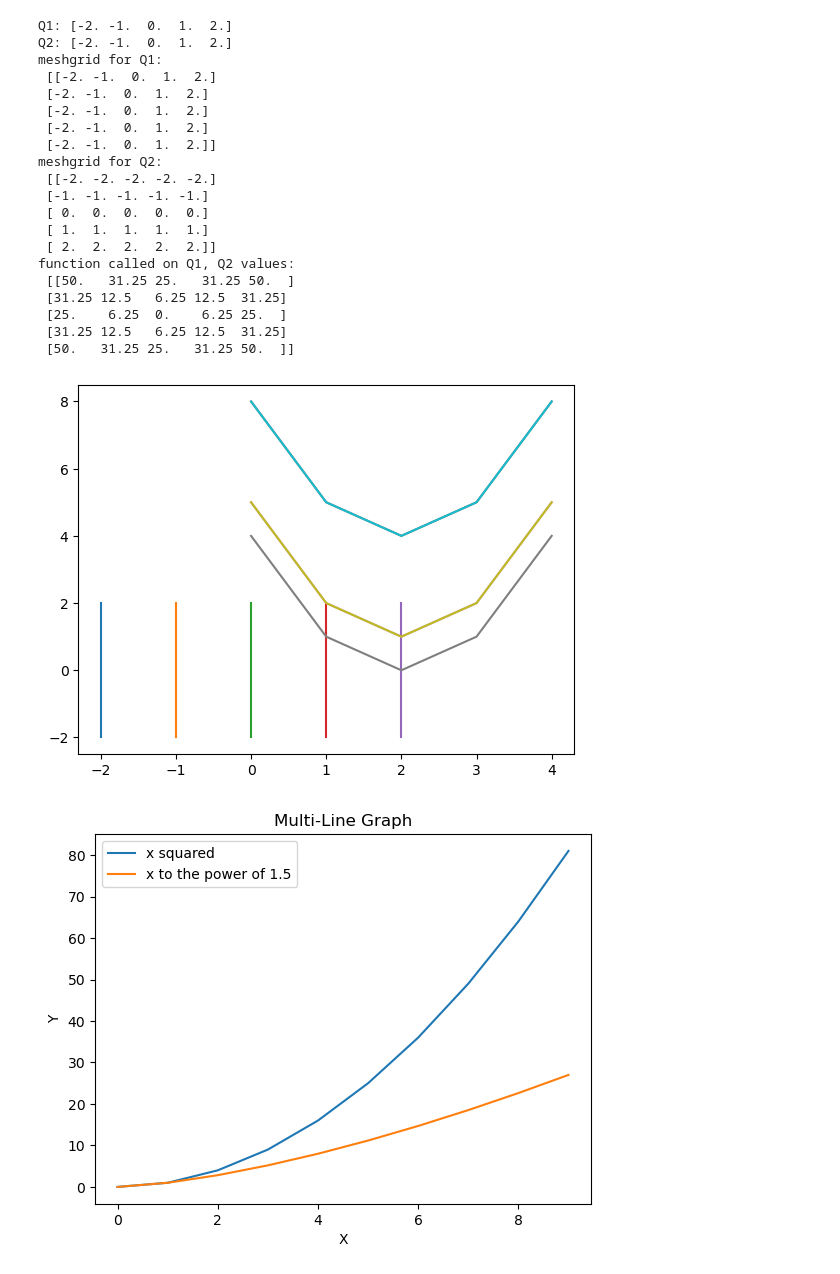
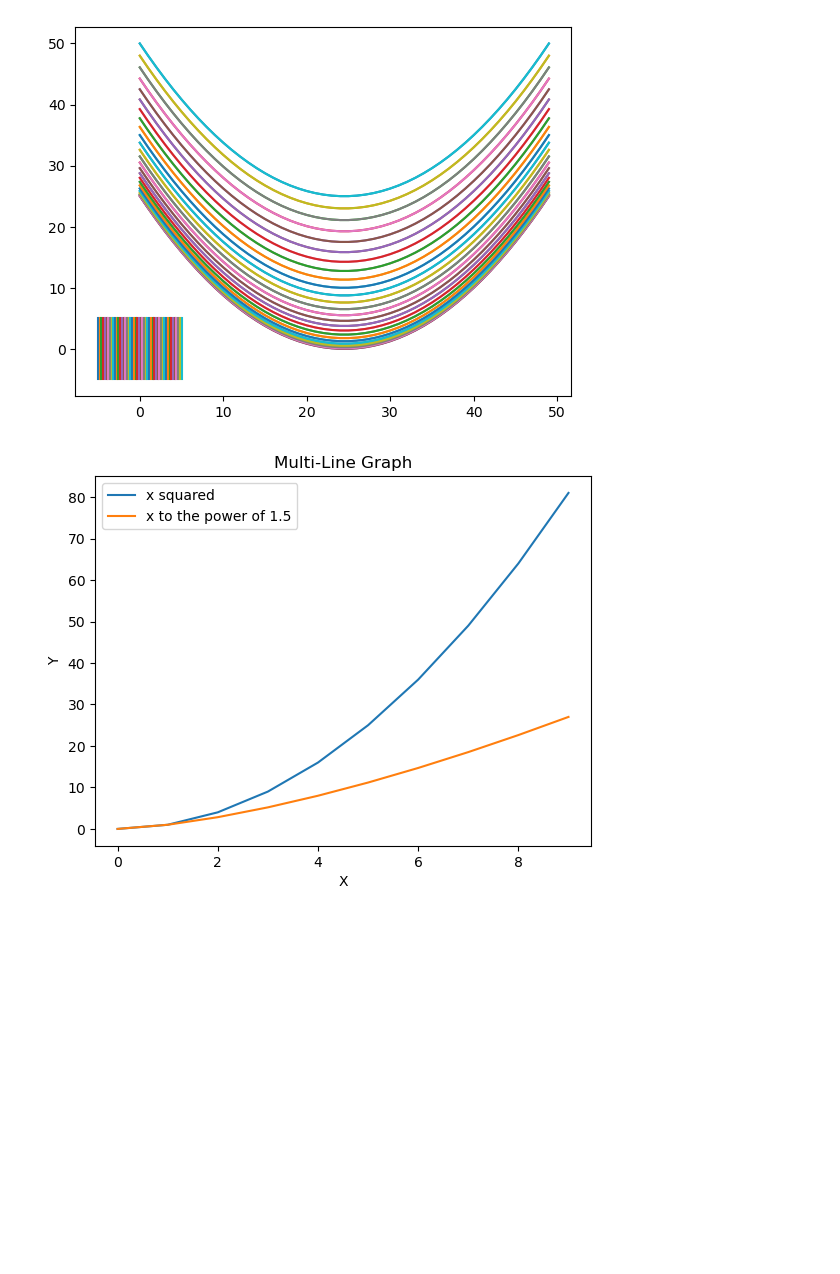
Before and after one commit to Phys3510-Fall2024/introduction-to-plotting-CartwheelGalaxy90, a Jupyter notebook: test.ipynb, the cells around one changed output. Saved outputs shown, nothing was run; the diff lists cells and outputs as text; code cells hidden in the pictures; blank space fills up the shorter version.

```diff
--- a/test.ipynb
+++ b/test.ipynb
@@ -26,56 +2,36 @@
 import numpy as np
 import matplotlib.pyplot as plt
 # %%
-#def U(Q1, Q2=0, k1=1, k2=1, c=0, theta=0):
+#def Plot_U(Q1, Q2=0, k1=1, k2=1, c=0, theta=0):
 #    # define x,y min, max
  #   x_min = -5
  #   x_max = 5
  #   y_min = -5
  #   y_max = 5
 
     # Generate the grid
-q1 = np.linspace(-2, 2, 5)
-q2 = np.linspace(-2, 2, 5)
+q1 = np.linspace(-5, 5, 50)
+q2 = np.linspace(-5, 5, 50)
 Q1, Q2 = np.meshgrid(q1, q2)
 
     # Define the function
 U = 1 * Q1**2 + 1 * Q2**2 + 0 * Q1 * Q2
 
-print("Q1:",q1)
-print("Q2:",q2)
+#print("Q1:",q1)
+#print("Q2:",q2)
 
 # Display the Z array to confirm the values
-print("meshgrid for Q1:\n", Q1)
-print("meshgrid for Q2:\n", Q2)
-print("function called on Q1, Q2 values:\n", Z)
+#print("meshgrid for Q1:\n", Q1)
+#print("meshgrid for Q2:\n", Q2)
+#print("function called on Q1, Q2 values:\n", U)
     # Create the plot
  #   plt.figure(figsize=(4, 4))
 plt.plot(Q1, Q2, U)
 #plt.plot(Q1,-2, U)
 
 plt.show()
 # %% [output]
-Q1: [-2. -1.  0.  1.  2.]
-Q2: [-2. -1.  0.  1.  2.]
-meshgrid for Q1:
- [[-2. -1.  0.  1.  2.]
- [-2. -1.  0.  1.  2.]
- [-2. -1.  0.  1.  2.]
- [-2. -1.  0.  1.  2.]
- [-2. -1.  0.  1.  2.]]
-meshgrid for Q2:
- [[-2. -2. -2. -2. -2.]
- [-1. -1. -1. -1. -1.]
- [ 0.  0.  0.  0.  0.]
- [ 1.  1.  1.  1.  1.]
- [ 2.  2.  2.  2.  2.]]
-function called on Q1, Q2 values:
- [[50.   31.25 25.   31.25 50.  ]
- [31.25 12.5   6.25 12.5  31.25]
- [25.    6.25  0.    6.25 25.  ]
- [31.25 12.5   6.25 12.5  31.25]
- [50.   31.25 25.   31.25 50.  ]]
-[figure, old version]
+[figure, new version]
 # %%
 import matplotlib.pyplot as plt
 
```
Also changed, not shown: parts of 1 cell of this notebook, 2 other files.
